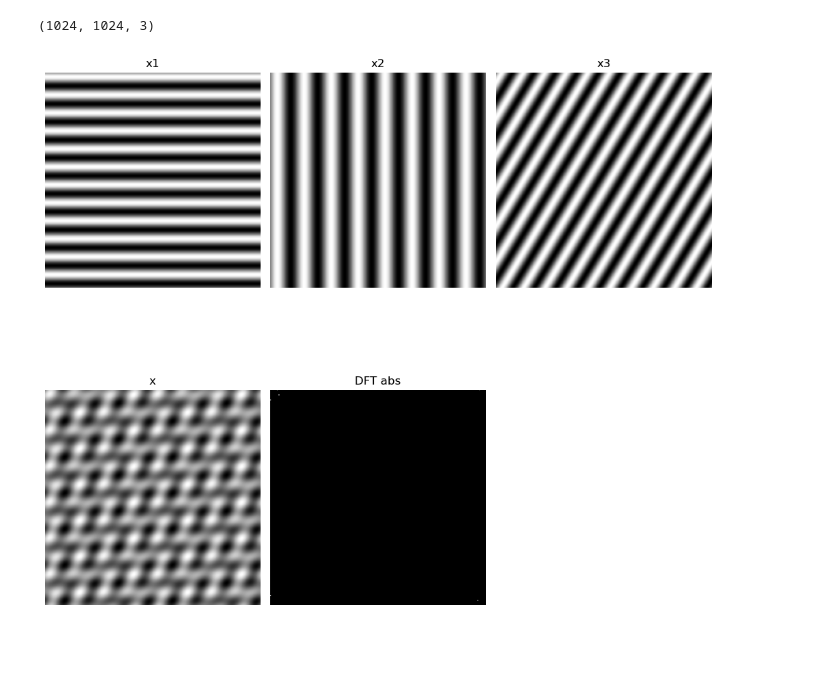
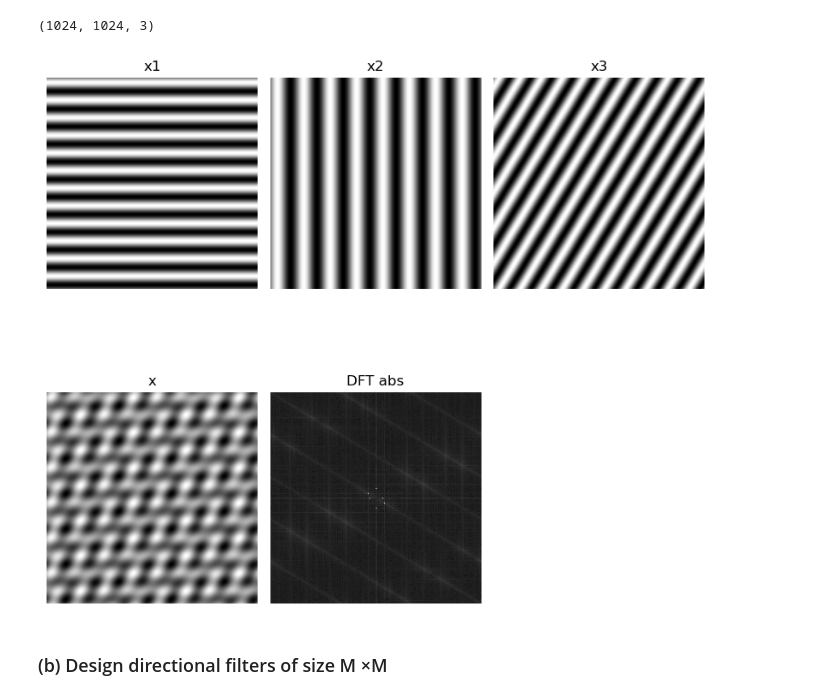
Before and after one commit to Pritam1102/DIP2025, a Jupyter notebook: assignment3/assignment3.ipynb, the cells around one changed output. Cells and saved outputs as stored; diff of their text form; code cells hidden in the pictures; blank space fills up the shorter version.

```diff
--- a/assignment3/assignment3.ipynb
+++ b/assignment3/assignment3.ipynb
@@ -41,31 +41,38 @@ for m in range(M):
 # Combine
 x = np.mean([x1, x2, x3], axis=0)
 # %%
-DFT = np.fft.fft2(x)
+DFT = np.fft.fftshift(np.fft.fft2(x))
 DFT_abs = np.abs(DFT)
+# full_scale = (DFT_abs-np.min(DFT_abs))/(np.max(DFT_abs) - np.min(DFT_abs))
+# full_scale = full_scale.astype(np.uint8)
+# full_scale = np.log(1 + full_scale**0.001)
+DFT_log = np.log(1 + DFT_abs**0.001)
 # %%
-plt.figure(figsize=(10,10))
+plt.figure(figsize=(8,8))
 plt.subplot(2,3,1)
 plt.imshow(x1,cmap='gray')
 plt.title('x1')
 plt.axis('off')
 plt.subplot(2,3,2)
 plt.imshow(x2,cmap='gray')
 plt.title('x2')
 plt.axis('off')
 plt.subplot(2,3,3)
 plt.imshow(x3,cmap='gray')
 plt.title('x3')
 plt.axis('off')
 plt.subplot(2,3,4)
 plt.imshow(x,cmap='gray')
 plt.title('x')
 plt.axis('off')
 plt.subplot(2,3,5)
-plt.imshow(DFT_abs,cmap='gray')
+plt.imshow(DFT_log,cmap='gray')
 plt.title('DFT abs')
 plt.axis('off')
+
 plt.tight_layout()
 plt.show()
 # %% [output]
-[figure, old version]
+[figure, new version]
+# %% [markdown]
+### (b) Design directional filters of size M ×M
```
Also changed, not shown: parts of 9 cells of this notebook.
